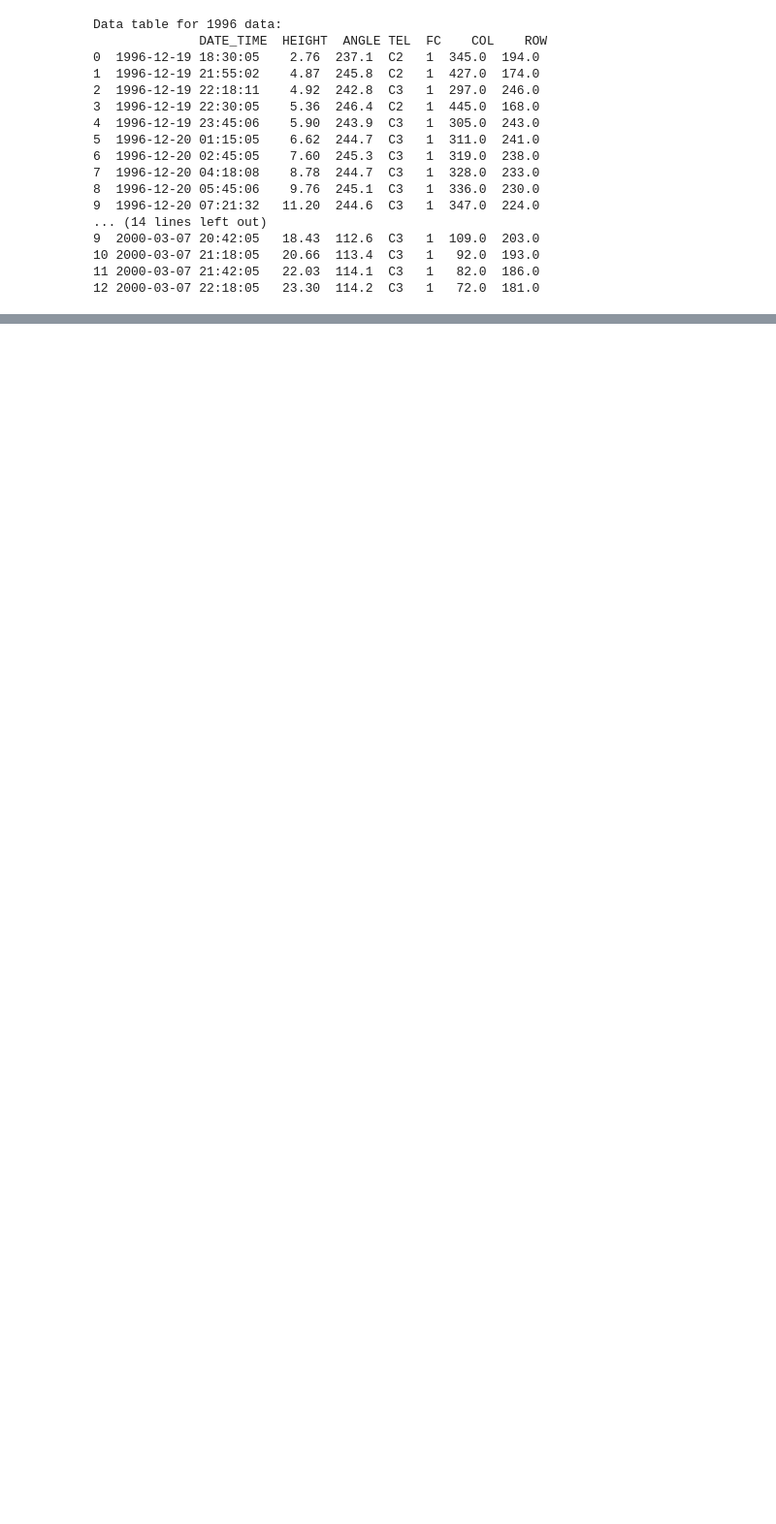
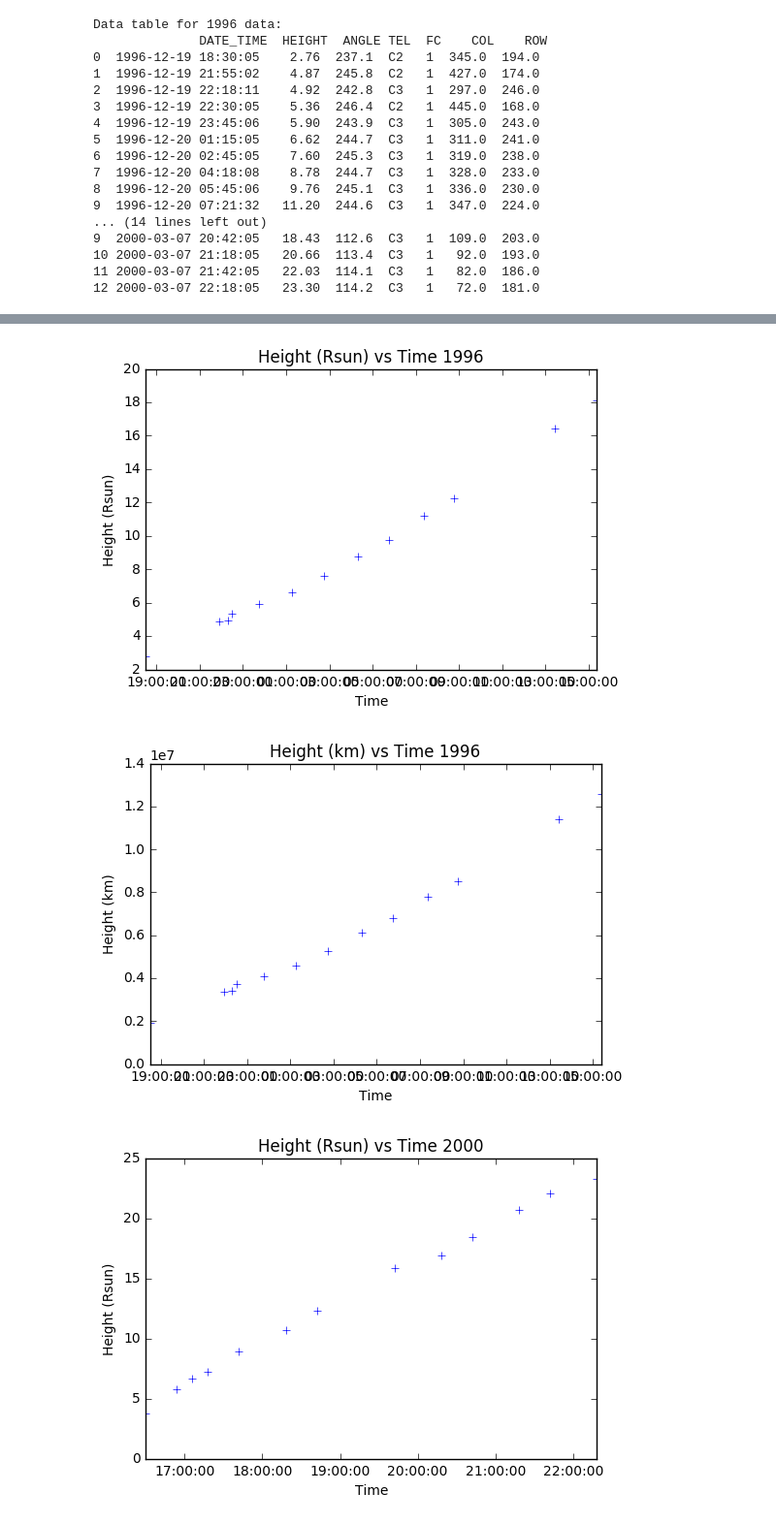
Before and after one commit to speerbetsy/analyzing_cme_speed, a Jupyter notebook: notebooks/fig1_duplicate.ipynb, the cells around one changed output, grey strips where cells are left out. Shown at 97% size. Drawn from its saved outputs; the diff is of its cells as text; code cells hidden in the pictures; blank space fills up the shorter version.

```diff
--- a/notebooks/fig1_duplicate.ipynb
+++ b/notebooks/fig1_duplicate.ipynb
@@ -55,0 +46,17 @@ cme_graphing.height_velocity_graphs(day2, str(date2.year))
+# %%
+#Height vs Time
+cme_graphing.height_graphs(day1['DATE_TIME'], day1['HEIGHT'], str(date1.year))
+cme_graphing.height_graphs(day2['DATE_TIME'], day2['HEIGHT'], str(date2.year))
+
+#Velocity vs Time
+x1=cme_graphing.format_time(day1['DATE_TIME'])
+x2=cme_graphing.format_time(day2['DATE_TIME'])
+
+y1=cme_graphing.get_derivative(day1['HEIGHT']*695000, day1['DATE_TIME'])
+y2=cme_graphing.get_derivative(day2['HEIGHT']*695000, day2['DATE_TIME'])
+cme_graphing.velocity_graphs(x1, y1, str(date1.year))
+cme_graphing.velocity_graphs(x2, y2, str(date2.year))
+# %% [output]
+[figure, added]
+[figure, added]
+[figure, added]
```
Also changed, not shown: parts of 2 cells of this notebook, 1 other file.
